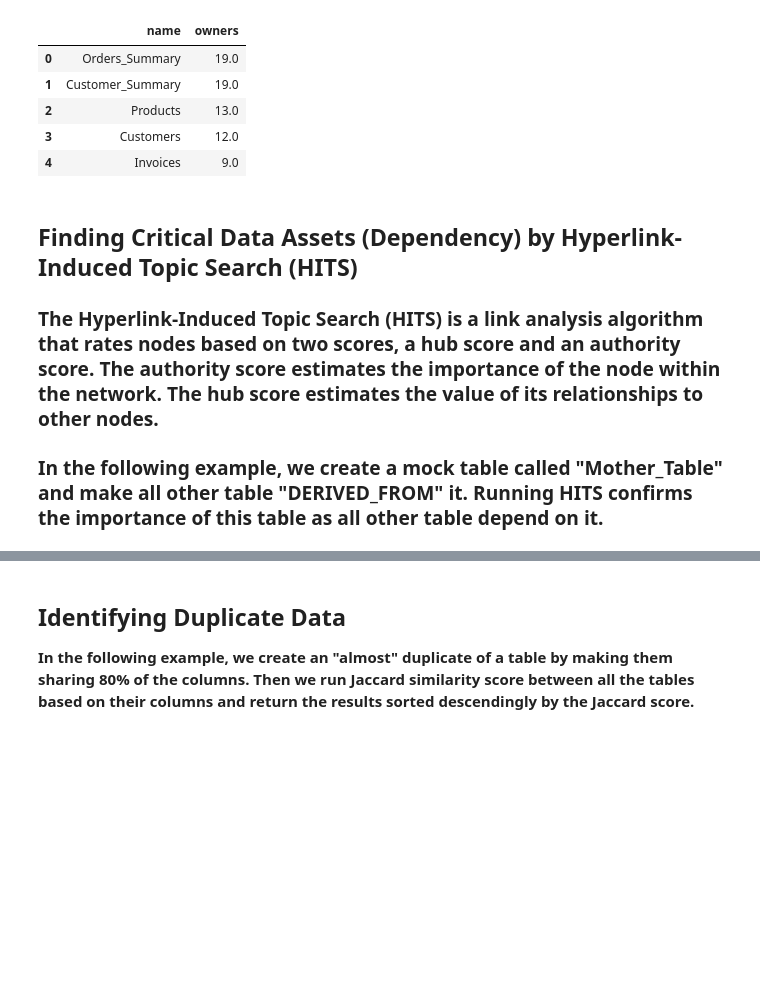
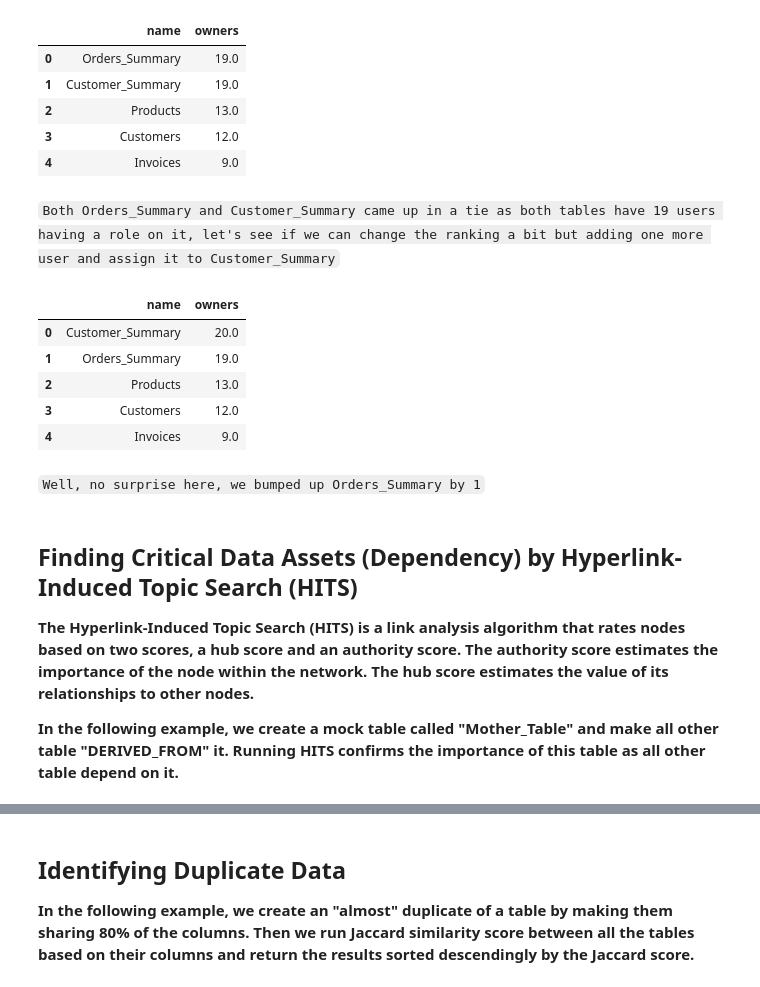
Before and after one commit to zhongjie526/neo4j_data_catalog, a Jupyter notebook: Data Catalog Management.ipynb, the cells around one changed output, grey strips where cells are left out. Saved outputs shown, nothing was run; the diff lists cells and outputs as text; code cells hidden in the pictures; blank space fills up the shorter version.

```diff
--- a/Data Catalog Management.ipynb
+++ b/Data Catalog Management.ipynb
@@ -334,12 +335,54 @@ LIMIT 5
 | 2 | Products | 13.0 |
 | 3 | Customers | 12.0 |
 | 4 | Invoices | 9.0 |
+# %% [markdown]
+`Both Orders_Summary and Customer_Summary came up in a tie as both tables have 19 users having a role on it, let's see if we can change the ranking a bit but adding one more user and assign it to Customer_Summary`
+# %%
+gds.run_cypher("""
+CALL gds.graph.drop('myGraph',false) YIELD graphName;
+""")
+
+
+gds.run_cypher("""
+match (t:Table {name:"Customer_Summary"})
+merge (u:User {name:"new user"})
+merge (u)-[:HAS_ROLE]->(t)
+""")
+
+gds.run_cypher("""
+CALL gds.graph.project(
+  'myGraph',
+  ['Table','User'],
+  {
+    HAS_ROLE: {
+      orientation: 'REVERSE'
+    }
+  }
+)
+""")
+
+gds.run_cypher("""
+CALL gds.degree.stream('myGraph')
+YIELD nodeId, score
+RETURN gds.util.asNode(nodeId).name AS name, score AS owners
+ORDER BY owners DESC, name DESC
+LIMIT 5
+""")
+# %% [output]
+|  | name | owners |
+| 0 | Customer_Summary | 20.0 |
+| 1 | Orders_Summary | 19.0 |
+| 2 | Products | 13.0 |
+| 3 | Customers | 12.0 |
+| 4 | Invoices | 9.0 |
+# %% [markdown]
+`Well, no surprise here, we bumped up Orders_Summary by 1`
 # %% [markdown]
 ## Finding Critical Data Assets (Dependency) by Hyperlink-Induced Topic Search (HITS)
 
-### The Hyperlink-Induced Topic Search (HITS) is a link analysis algorithm that rates nodes based on two scores, a hub score and an authority score. The authority score estimates the importance of the node within the network. The hub score estimates the value of its relationships to other nodes.
+**The Hyperlink-Induced Topic Search (HITS) is a link analysis algorithm that rates nodes based on two scores, a hub score and an authority score. The authority score estimates the importance of the node within the network. The hub score estimates the value of its relationships to other nodes.**
 
-### In the following example, we create a mock table called "Mother_Table" and make all other table "DERIVED_FROM" it. Running HITS confirms the importance of this table as all other table depend on it.
+**In the following example, we create a mock table called "Mother_Table" and make all other table "DERIVED_FROM" it. Running HITS confirms the importance of this table as all other table depend on it.**
 # %%
 gds.run_cypher("""
 match (n:Table {name:"Mother_Table"}) detach delete n
```
Also changed, not shown: parts of 18 cells of this notebook.
